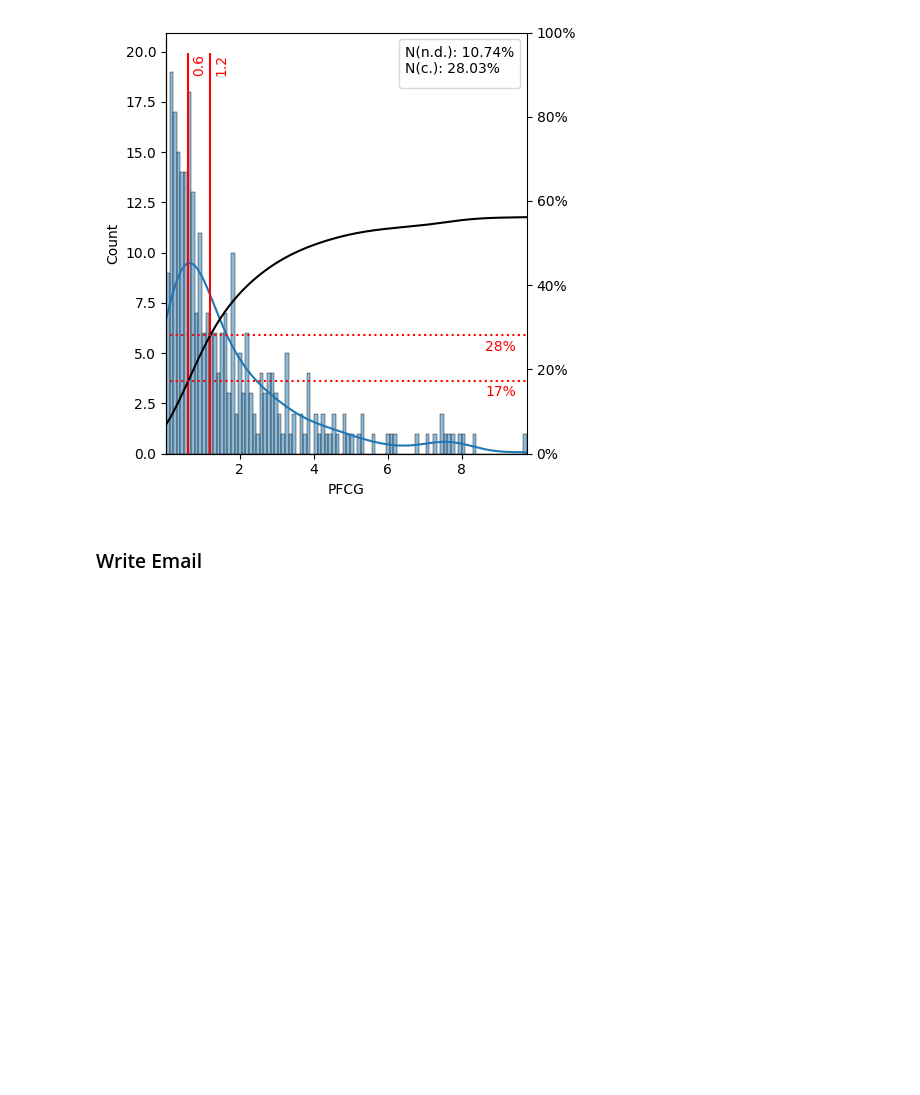
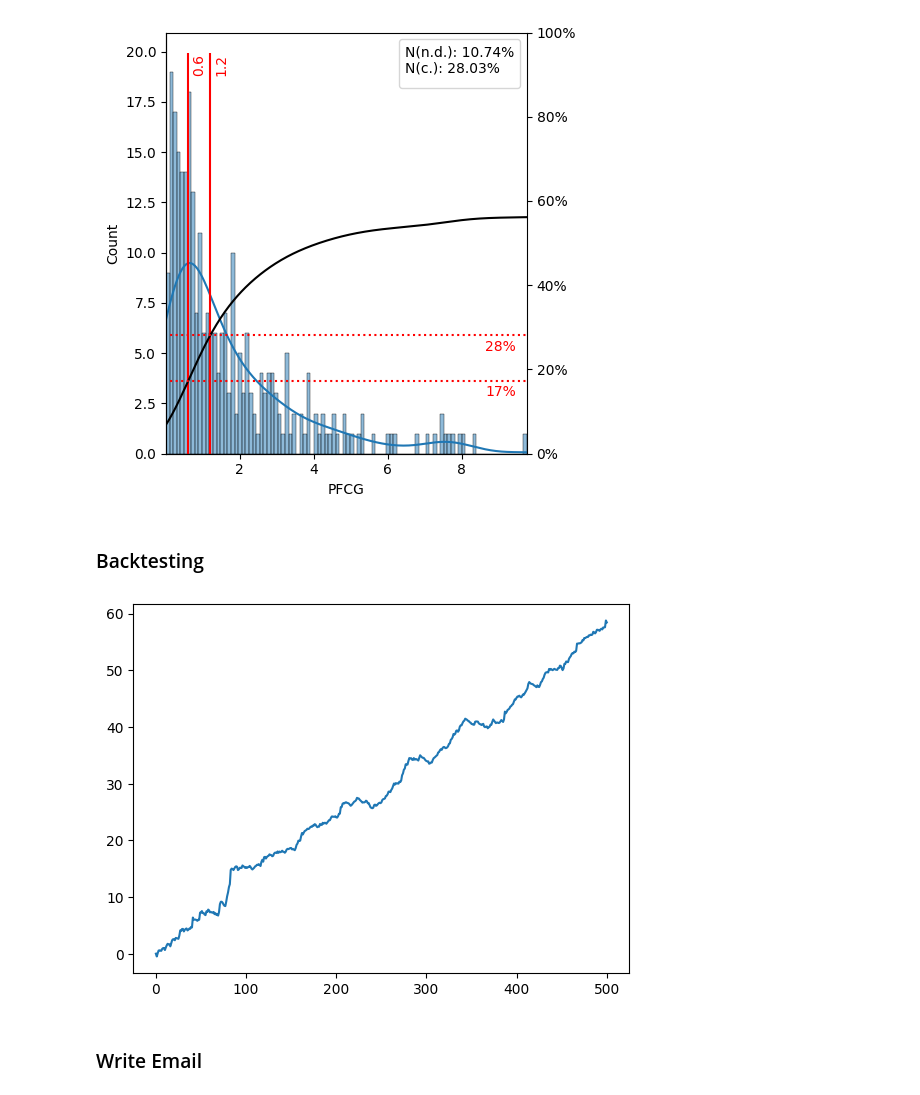
Before and after one commit to 97gamjak/stockMarket, a Jupyter notebook: notebooks/ranking.ipynb, the cells around one changed output. Drawn from its saved outputs; the diff is of its cells as text; code cells hidden in the pictures; blank space fills up the shorter version.

Commit message:
added first crude backtesting benchmark

```diff
--- a/notebooks/ranking.ipynb
+++ b/notebooks/ranking.ipynb
@@ -28,2 +20,40 @@ contracts = populate_contracts(tickers)
+# %%
+from stockMarket.ranking import Ranking
+from stockMarket.ranking import (
+    create_equity_ratio_ranker,
+    create_netto_margin_ranker,
+    create_return_on_assets_ranker,
+    create_goodwill_ranker,
+    create_gearing_ranker,
+    create_peg_ranker,
+    create_prg_ranker,
+    create_pfcg_ranker,
+)
+
+years_back = 0
+
+equity_ratio_ranker = create_equity_ratio_ranker([10, 30], [0,1,2])
+netto_margin_ranker = create_netto_margin_ranker([10, 20], [0,1,2])
+return_on_assets_ranker = create_return_on_assets_ranker([5, 10], [0,1,2])
+goodwill_ranker = create_goodwill_ranker([0, 30], [0,1,0])
+gearing_ranker = create_gearing_ranker([20, 60], [2,1,0])
+peg_ranker_callable = lambda x, y: create_peg_ranker(growth_years=3, cutoffs=[0.8, 1.2], scores=[2,1,0], date=x, years_back=years_back)
+prg_ranker_callable = lambda x, y: create_prg_ranker(growth_years=3, cutoffs=[0.4, 0.8], scores=[2,1,0], date=x, years_back=years_back)
+pfcg_ranker_callable = lambda x, y: create_pfcg_ranker(growth_years=3, cutoffs=[0.6, 1.2], scores=[2,1,0], date=x, years_back=years_back)
+
+ranking_list = [
+    equity_ratio_ranker,
+    netto_margin_ranker,
+    return_on_assets_ranker,
+    goodwill_ranker,
+    gearing_ranker,
+    peg_ranker_callable,
+    prg_ranker_callable,
+    pfcg_ranker_callable,
+]
+
+peg_ranker = peg_ranker_callable(None, years_back)
+prg_ranker = prg_ranker_callable(None, years_back)
+pfcg_ranker = pfcg_ranker_callable(None, years_back)
 # %% [markdown]
 ### Perform Ranking
@@ -127,6 +104,15 @@ No artists with labels found to put in legend.  Note that artists whose label st
 [figure]
 [figure]
 [figure]
+# %% [markdown]
+### Backtesting
+# %%
+from stockMarket.ranking.backTester.backTester import BackTester
+
+back_tester = BackTester(contracts, ranking_list)
+back_tester.back_test()
+# %% [output]
+[figure, added]
 # %% [markdown]
 ### Write Email
 # %%
```
Also changed, not shown: parts of 5 cells of this notebook, 4 other files.
